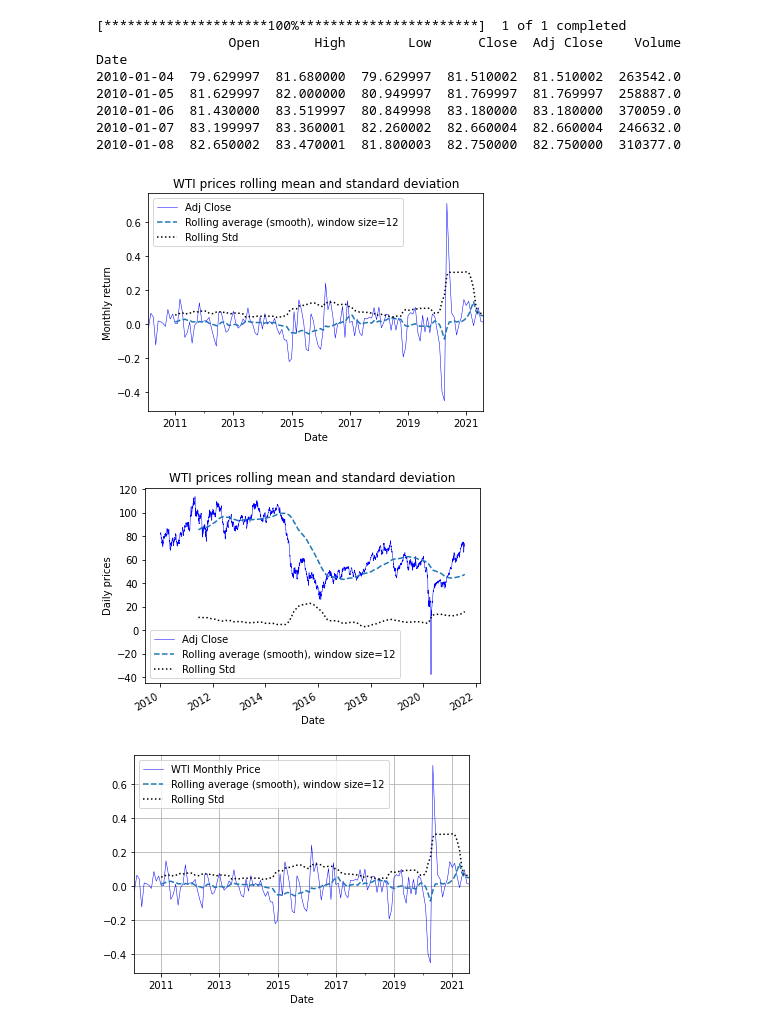
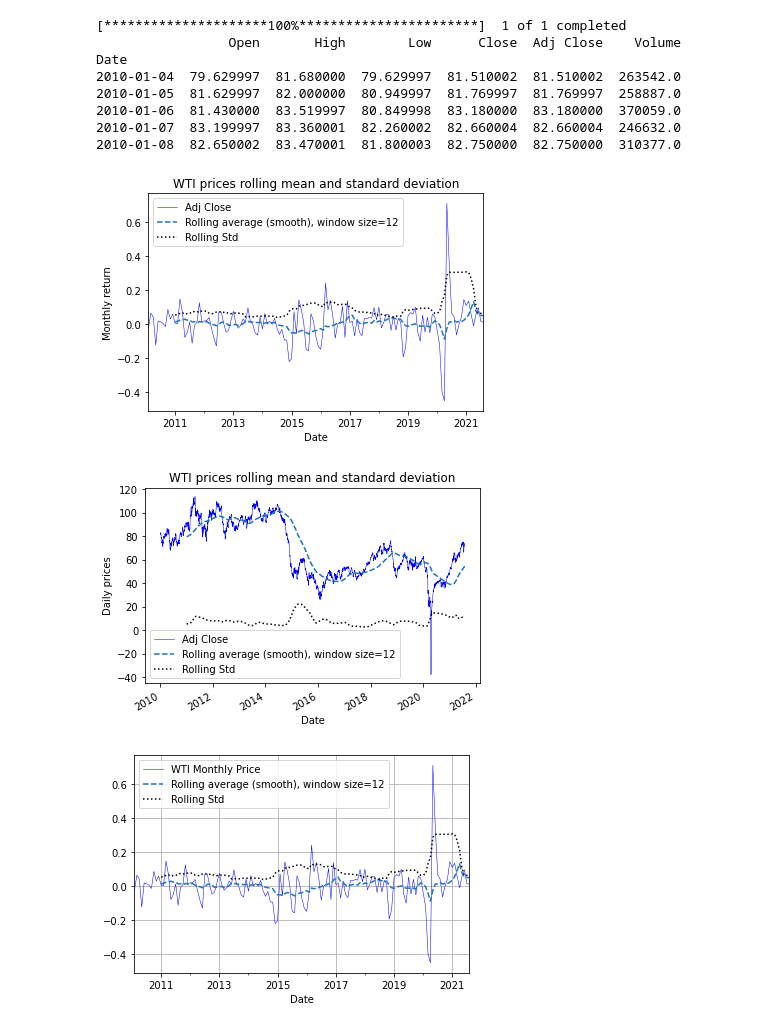
Before and after one commit to saritmaitra/roll_forward_validation, a Jupyter notebook: Roll_Forward.ipynb, the cells around one changed output. Cells and saved outputs as stored; diff of their text form; code cells hidden in the pictures.

```diff
--- a/Roll_Forward.ipynb
+++ b/Roll_Forward.ipynb
@@ -53,19 +53,19 @@ Date
 2010-01-07  83.199997  83.360001  82.260002  82.660004  82.660004  246632.0
 2010-01-08  82.650002  83.470001  81.800003  82.750000  82.750000  310377.0
 # %%
-def rolling_statistics_ts(ts, titletext,ytext, window_size=12):
+def rolling_statistics_ts(ts, title, ylabel, window_size=12):
   ts.plot(style='-', color = 'blue',lw=0.5)
   ts.rolling(window_size).mean().plot(style='--', label='Rolling average (smooth), window size=12')
   ts.rolling(window_size).std().plot(style=':', color='black', label='Rolling Std')
   plt.legend(loc='best')
-  plt.ylabel(ytext)
-  plt.title(titletext)
+  plt.ylabel(ylabel)
+  plt.title(title)
   plt.show(block=False)
 rolling_statistics_ts(mtly_return[1:],'WTI prices rolling mean and standard deviation','Monthly return')
-rolling_statistics_ts(df['Adj Close'],'WTI prices rolling mean and standard deviation','Daily prices',365)
+rolling_statistics_ts(df['Adj Close'],'WTI prices rolling mean and standard deviation','Daily prices',252)
 # %% [output]
 [figure]
-[figure, old version]
+[figure, new version]
 # %%
 mtly_return = df['Adj Close'].resample('M').mean().pct_change()
 # %%
```
